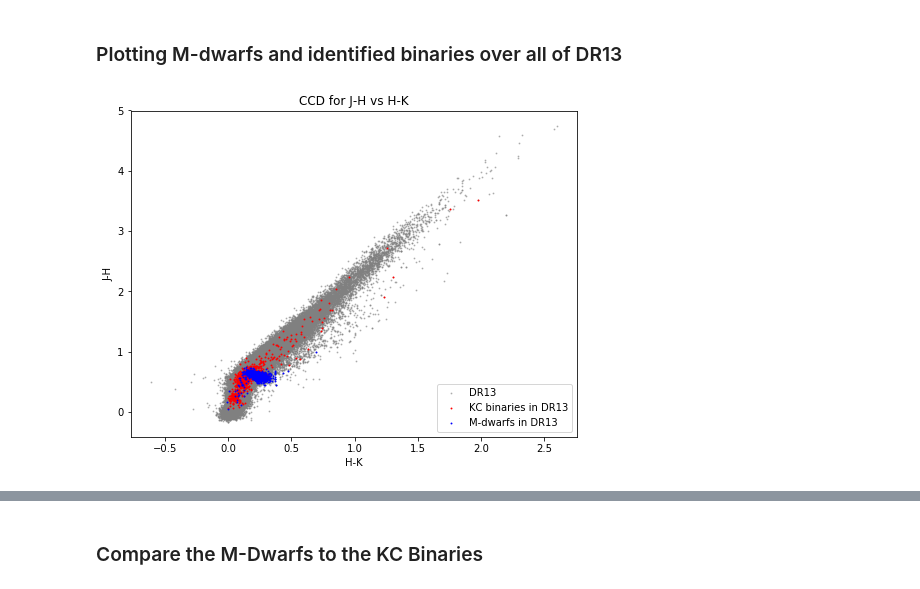
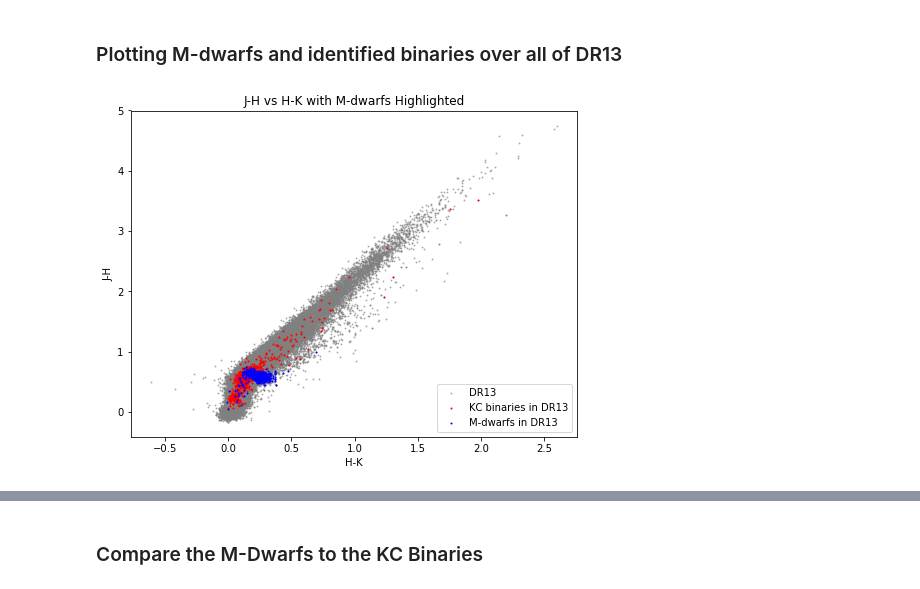
Before and after one commit to reynaa2/Routine, a Jupyter notebook: DR13_Color_Color_Diagrams.ipynb, the cells around one changed output, grey strips where cells are left out. Drawn from its saved outputs; the diff is of its cells as text; code cells hidden in the pictures.

```diff
--- a/DR13_Color_Color_Diagrams.ipynb
+++ b/DR13_Color_Color_Diagrams.ipynb
@@ -258,30 +258,30 @@ print(len(mkch))
 # %%
 jh = []
 hk = []
 
 for y in range(len(J_filter)):
     x = J_filter[y] - H_filter[y]
     z = H_filter[y] - K_filter[y]
     jh.append(x)
     hk.append(z)
 
 mjh = []
 mhk = []
 for n in range(len(mJ)):
     aa = mJ[n] - mH[n]
     bb = mH[n] - mK[n]
     mjh.append(aa)
     mhk.append(bb)
 
 plt.figure(figsize=(8,6))
-plt.scatter(hk,jh,s=0.80,color='gray',label='DR13',alpha=0.5)
-plt.scatter(KC_hk,KC_jh,s=0.80,color='red',label='KC binaries in DR13')
-plt.scatter(mhk,mjh,s=0.80,color='blue',label='M-dwarfs in DR13')
+plt.scatter(hk,jh,s=1.0,color='gray',label='DR13',alpha=0.5)
+plt.scatter(KC_hk,KC_jh,s=1.0,color='red',label='KC binaries in DR13')
+plt.scatter(mhk,mjh,s=1.0,color='blue',label='M-dwarfs in DR13')
 plt.xlabel('H-K')
 plt.ylabel('J-H')
 pl.legend(loc='lower right')
-plt.title('CCD for J-H vs H-K')
+plt.title('J-H vs H-K with M-dwarfs Highlighted')
 plt.savefig('CC_HK_vs_JH.pdf',dpi=1000)
 plt.show()
 # %% [output]
-[figure, old version]
+[figure, new version]
```
Also changed, not shown: parts of 12 cells of this notebook, 3 other files.
